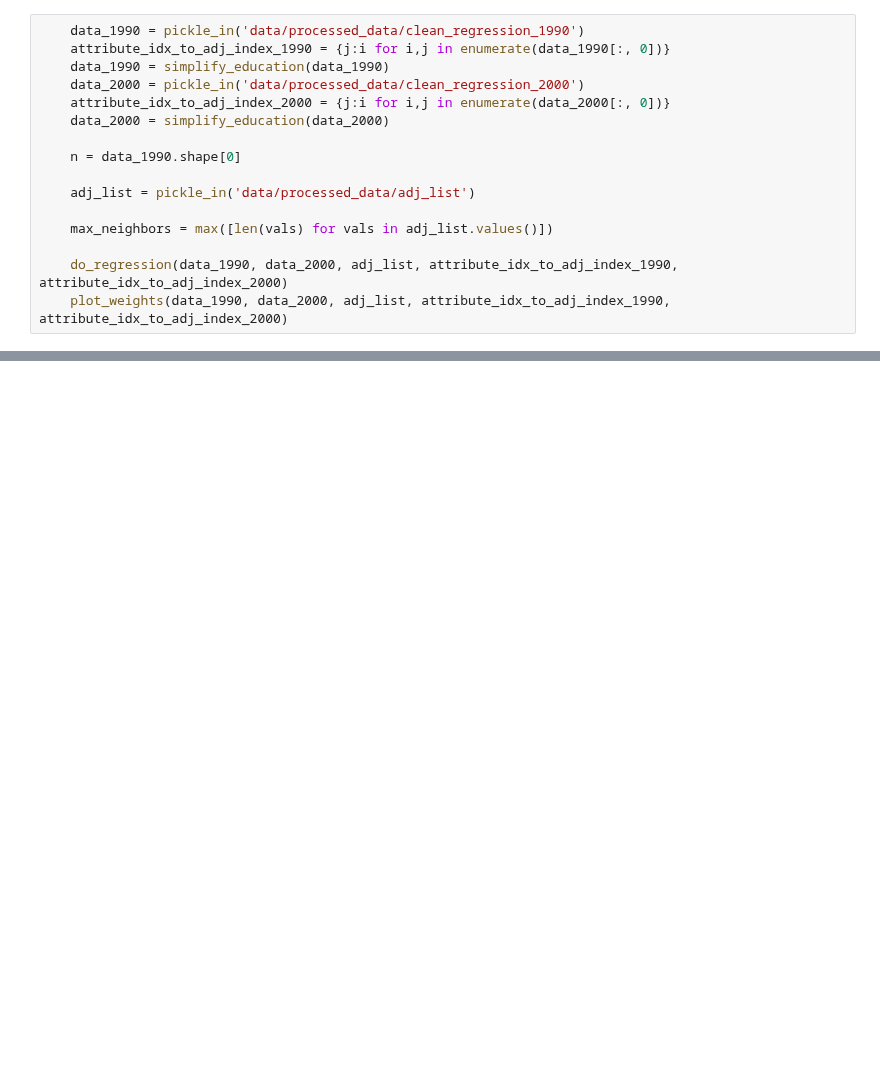
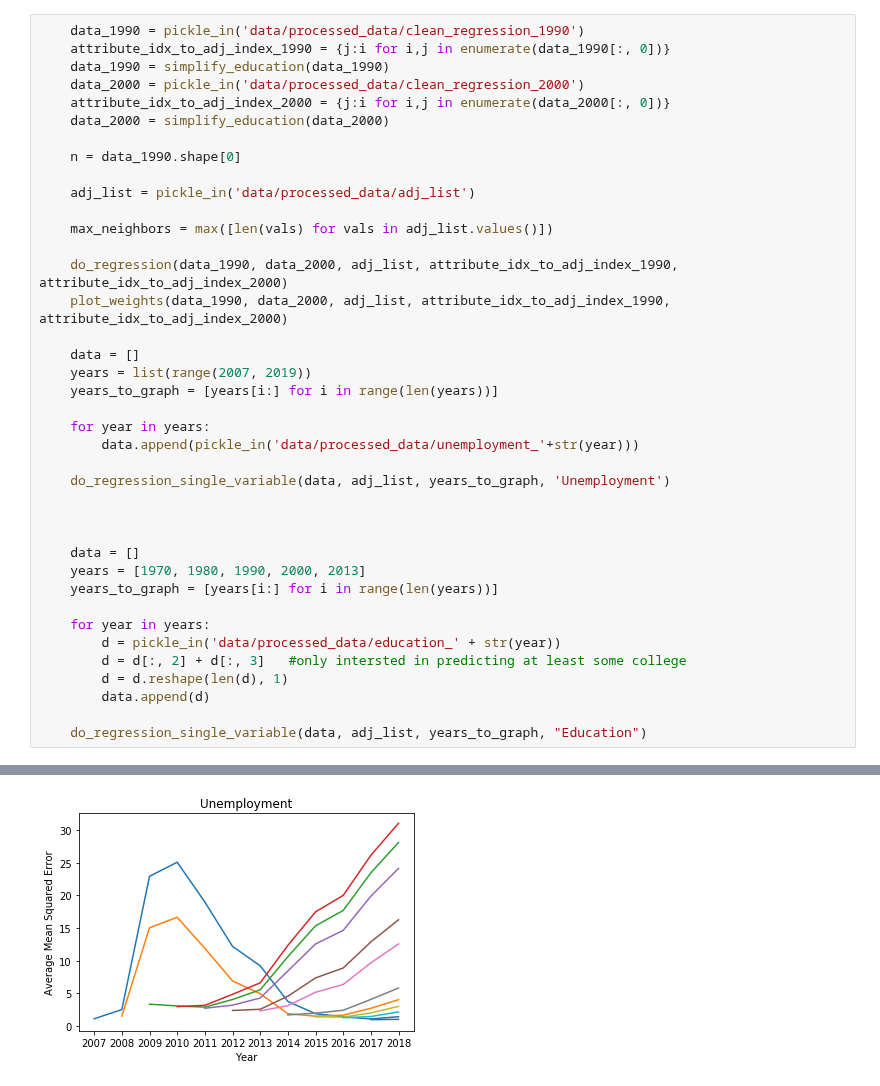
Before and after one commit to adam-winchell/NetworkAnalysisProject, a Jupyter notebook: Regression_Over_Time.ipynb, the cells around one changed output, grey strips where cells are left out. Drawn from its saved outputs; the diff is of its cells as text; blank space fills up the shorter version.

```diff
--- a/Regression_Over_Time.ipynb
+++ b/Regression_Over_Time.ipynb
@@ -290,36 +359,60 @@ def plot_weights(data_1990, data_2000, adj_list, attribute_idx_to_adj_index_1990
 
     do_regression(data_1990, data_2000, adj_list, attribute_idx_to_adj_index_1990, attribute_idx_to_adj_index_2000)
     plot_weights(data_1990, data_2000, adj_list, attribute_idx_to_adj_index_1990, attribute_idx_to_adj_index_2000)
+
+    data = []
+    years = list(range(2007, 2019))
+    years_to_graph = [years[i:] for i in range(len(years))]
+
+    for year in years:
+        data.append(pickle_in('data/processed_data/unemployment_'+str(year)))
+
+    do_regression_single_variable(data, adj_list, years_to_graph, 'Unemployment')
+
+
+
+    data = []
+    years = [1970, 1980, 1990, 2000, 2013]
+    years_to_graph = [years[i:] for i in range(len(years))]
+
+    for year in years:
+        d = pickle_in('data/processed_data/education_' + str(year))
+        d = d[:, 2] + d[:, 3]   #only intersted in predicting at least some college
+        d = d.reshape(len(d), 1)
+        data.append(d)
+
+    do_regression_single_variable(data, adj_list, years_to_graph, "Education")
 # %% [output]
 Education 1990 predicted using 1990 model:
 Mean Squared Error: mean = 59.21244666725632, median = 55.79473512112337, std = 5.0854556449833845, min = 54.52722454318175, max = 66.74810546388908
 
 Education 2000 predicted using 1990 model:
 Mean Squared Error: mean = 115.04843116814163, median = 114.07532194246095, std = 5.159557345714118, min = 108.65119825916014, max = 122.85357158760958
 
 Education 2000 predicted using 2000 model:
 Mean Squared Error: mean = 60.28216740609899, median = 58.409939820974564, std = 4.657863141494461, min = 54.66462164478816, max = 66.66394713970153
 ******************************
 Unemployment 1990 predicted using 1990 model:
 Mean Squared Error: mean = 21.54868997149039, median = 20.971740467826226, std = 1.493130216984411, min = 20.17305335178057, max = 24.16632811371358
 
 Unemployment 2000 predicted using 1990 model:
 Mean Squared Error: mean = 24.411994233385162, median = 24.355741579677662, std = 0.7327883716211818, min = 23.272984669951047, max = 25.308445405632195
 
 Unemployment 2000 predicted using 2000 model:
 Mean Squared Error: mean = 16.12150161562264, median = 16.680425867554245, std = 1.2126515989871929, min = 13.82341012539687, max = 17.19246779213826
 ******************************
 [figure]
 0 = min education
 1 = max education
 2 = mean education
 3 = std education
 4 = min population
 5 = max population
 6 = mean population
 7 = std population
 8 = min unemployment
 9 = max unemployment
 10 = mean unemployment
 11 = std unemployment
 12 = number of neighbors
+[figure, added]
```
Also changed, not shown: parts of 2 cells of this notebook.
